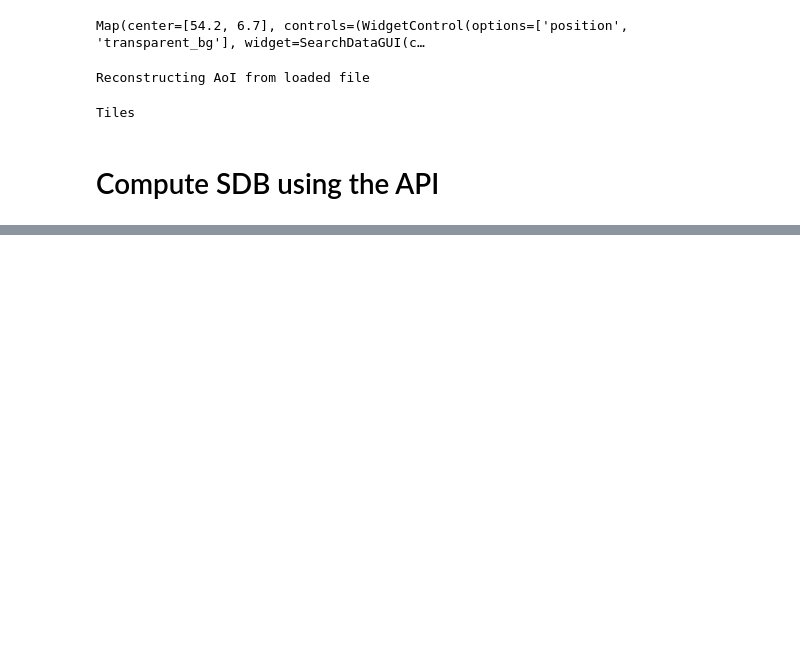
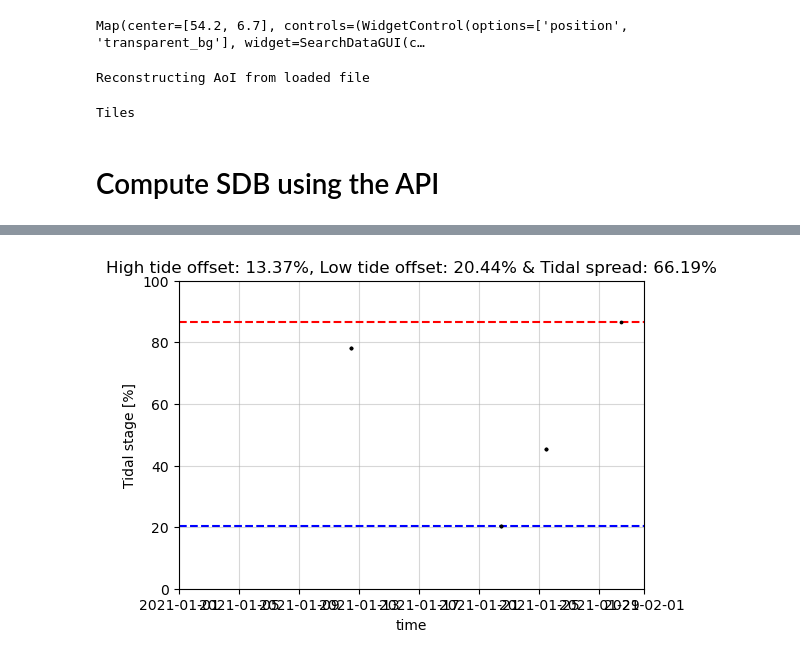
Before and after one commit to openearth/eo-bathymetry, a Jupyter notebook: notebooks/cmems-bathymetry/method_improvements.ipynb, the cells around one changed output, grey strips where cells are left out. Cells and saved outputs as stored; diff of their text form; code cells hidden in the pictures; blank space fills up the shorter version.

```diff
--- a/notebooks/cmems-bathymetry/method_improvements.ipynb
+++ b/notebooks/cmems-bathymetry/method_improvements.ipynb
@@ -909,0 +709,14 @@ Map(center=[53.696663843187544, 7.294921876971232], controls=(WidgetControl(opti
+# %%
+# gtsm tidal stage percentage: TSP = (WL - LAT) / (HAT - LAT) * 100
+HTO = GTSMwlsn['high_tide_offset']
+MAWL = GTSMwlsn['max_water_level']
+LTO = GTSMwlsn['low_tide_offset']
+MIWL = GTSMwlsn['min_water_level']
+SPR = GTSMwlsn['tide_spread']
+
+# check when these match (see noteblock); converted: WL = (TSP/100)*(HAT-LAT) + LAT
+# print(np.max([feature['gtsm_waterlevel'] for feature in GTSMwls]))
+# print(((100-HTO)/100)*(np.unique([feature['gebco_hat'] for feature in GTSMwls])[0]-np.unique([feature['gebco_lat'] for feature in GTSMwls])[0])+np.unique([feature['gebco_lat'] for feature in GTSMwls])[0])
+
+# print(np.min([feature['gtsm_waterlevel'] for feature in GTSMwls]))
+# print((LTO/100)*(np.unique([feature['gebco_hat'] for feature in GTSMwls])[0]-np.unique([feature['gebco_lat'] for feature in GTSMwls])[0])+np.unique([feature['gebco_lat'] for feature in GTSMwls])[0])
@@ -909,0 +825,16 @@ Map(center=[53.696663843187544, 7.294921876971232], controls=(WidgetControl(opti
+# %%
+# plot tidal stage percentages
+fig, axs = plt.subplots(nrows=1, ncols=1, figsize=(6, 4))
+
+axs.scatter(time_conv_wls, [feature['gtsm_tidal_stage_percentage'] for feature in GTSMwls], s=3, color = 'k', zorder=12, label="image data")
+axs.set_xlim(pd.to_datetime(start_date), pd.to_datetime(stop_date))
+axs.axhline(100-HTO, color="red", linestyle="--", label="High tide offset")
+axs.axhline(LTO, color="blue", linestyle="--", label="Low tide offset")
+axs.grid(alpha=0.5)
+axs.set_ylim(0,100)
+axs.set_xlabel('time')
+axs.set_ylabel('Tidal stage [%]')
+axs.set_title('High tide offset: {:.2f}%, Low tide offset: {:.2f}% & Tidal spread: {:.2f}%'.format(HTO, LTO, SPR));
+#axs.legend()
+# %% [output]
+[figure, added]
```
Also changed, not shown: parts of 64 cells of this notebook, 2 other files.
